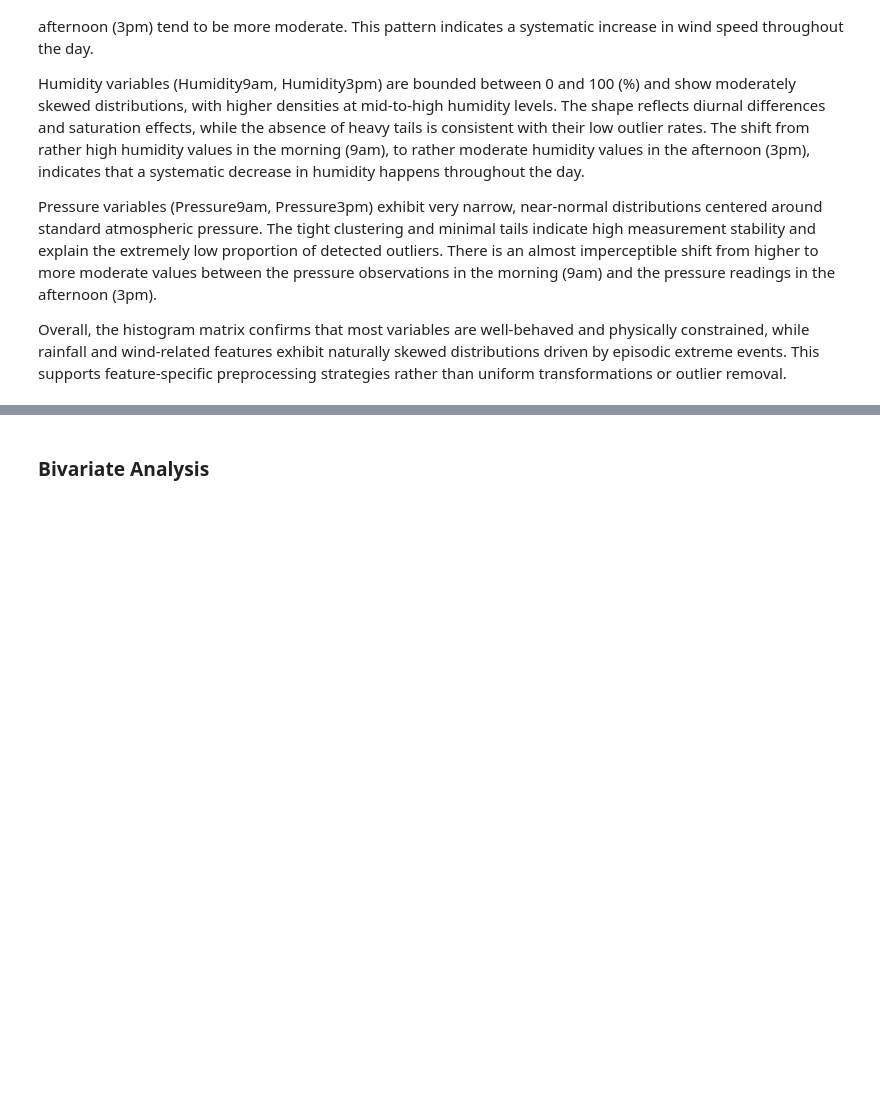
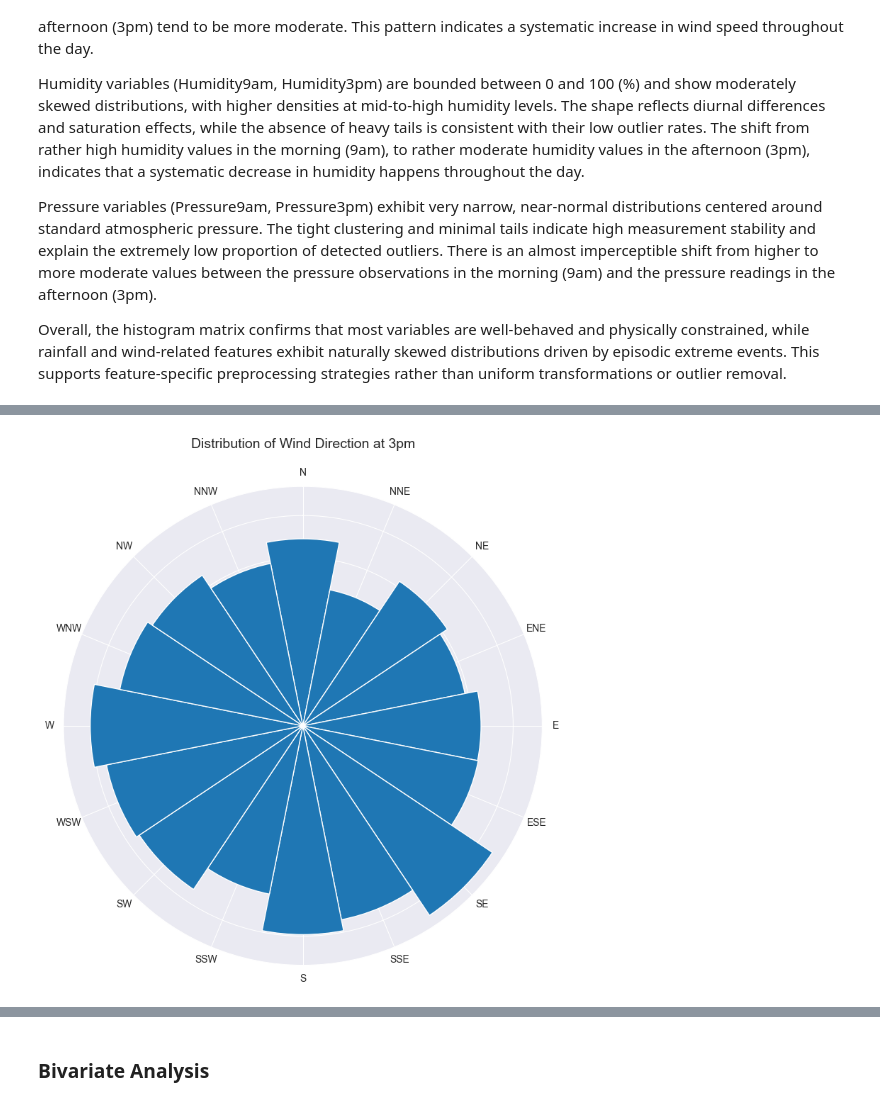
Before and after one commit to AstouK/Rain_Australia, a Jupyter notebook: rain_australia v2.ipynb, the cells around one changed output, grey strips where cells are left out. Drawn from its saved outputs; the diff is of its cells as text; code cells hidden in the pictures; blank space fills up the shorter version.

```diff
--- a/rain_australia v2.ipynb
+++ b/rain_australia v2.ipynb
@@ -1230,0 +1288,47 @@ univariate_report_numerical(df_eda[df_eda['Evaporation'] <= upper], col='Evapora
+# %%
+# Define compass order for wind directions
+WindDir3pm_order = [
+    'N', 'NNE', 'NE', 'ENE',
+    'E', 'ESE', 'SE', 'SSE',
+    'S', 'SSW', 'SW', 'WSW',
+    'W', 'WNW', 'NW', 'NNW'
+]
+
+# Count occurrences of each wind gust direction
+dir_counts = (
+    df_eda["WindDir3pm"]
+    .value_counts()
+    .reindex(WindDir3pm_order)
+    .fillna(0)
+)
+
+# Prepare polar coordinates
+n_dirs = len(WindDir3pm_order)
+angles = np.linspace(0, 2 * np.pi, n_dirs, endpoint=False)
+heights = dir_counts.values
+width = 2 * np.pi / n_dirs
+
+# Create polar plot
+plt.figure(figsize=(8, 8))
+ax = plt.subplot(111, polar=True)
+
+ax.bar(angles, heights, width=width, align="center")
+
+# Compass-style orientation
+ax.set_theta_zero_location("N")   # North at the top
+ax.set_theta_direction(-1)        # Clockwise rotation
+
+ax.set_xticks(angles)
+ax.set_xticklabels(WindDir3pm_order)
+ax.set_yticklabels([])
+
+ax.set_title(
+    "Distribution of Wind Direction at 3pm",
+    fontsize=14,
+    pad=20
+)
+
+plt.tight_layout()
+plt.show()
+# %% [output]
+[figure, added]
```
Also changed, not shown: parts of 155 cells of this notebook, 2 other files.
